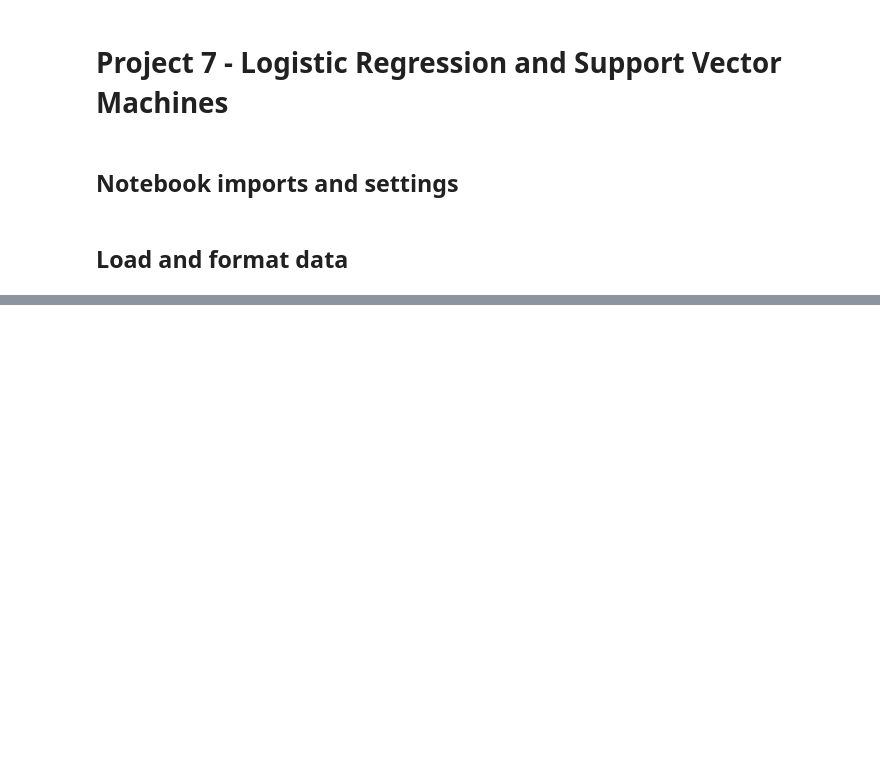
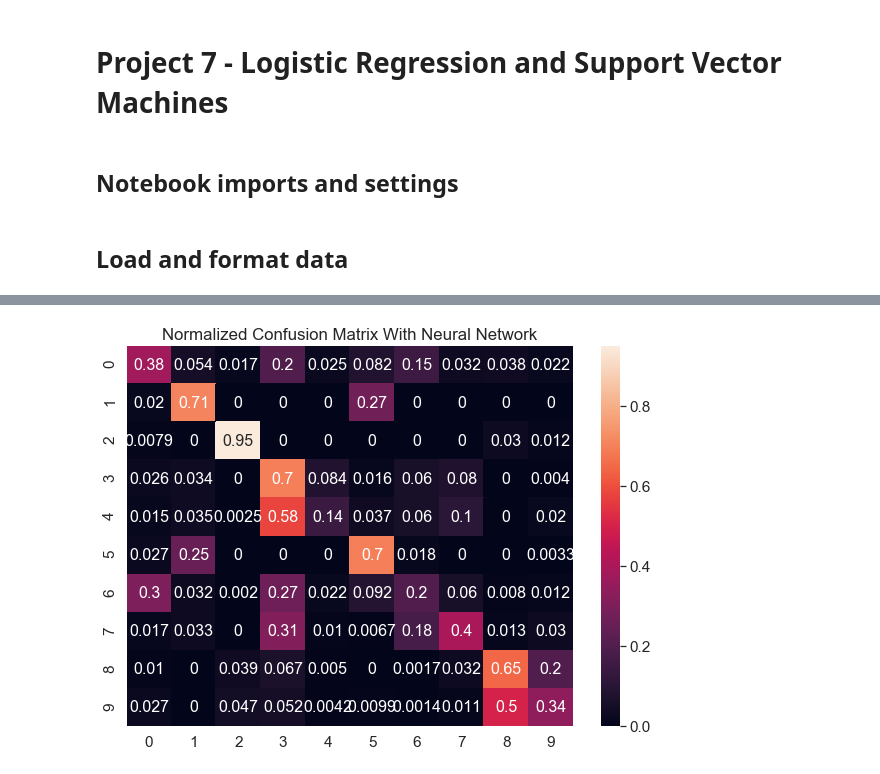
Before and after one commit to ChrisBrown46/project8, a Jupyter notebook: notebook-chris.ipynb, the cells around one changed output, grey strips where cells are left out. Drawn from its saved outputs; the diff is of its cells as text; code cells hidden in the pictures; blank space fills up the shorter version.

```diff
--- a/notebook-chris.ipynb
+++ b/notebook-chris.ipynb
@@ -52,0 +100,23 @@ train.head(5)
+# %%
+def build_model():
+    model = Sequential(name="DigitClassifier")
+
+    # Input layers
+    model.add(Input(shape=(6,)))
+    model.add(Flatten())
+    model.add(Dense(6, activation="relu", kernel_regularizer=l2(1e-4), kernel_initializer=he_uniform()))
+
+    # Hidden layers
+    model.add(Dense(1024, activation="relu", kernel_regularizer=l2(1e-4), kernel_initializer=he_uniform()))
+    model.add(Dense(1024, activation="relu", kernel_regularizer=l2(1e-2), kernel_initializer=he_uniform()))
+    model.add(Dropout(0.25))
+
+    # Output layers
+    model.add(Dense(10, activation="softmax"))
+
+    # Compilation
+    optimizier = NadamWithWeightnorm(learning_rate=1e-4, decay=1e-4, clipvalue=.5)
+    model.compile(optimizer=optimizier, loss="categorical_crossentropy", metrics=["categorical_accuracy"])
+    model.summary()
+
+    return model
@@ -52,0 +215,21 @@ train.head(5)
+# %%
+pred = model.predict(x_test)
+
+y_true, y_pred = [], []
+for index, row in enumerate(pred):
+    y_pred.append(np.argmax(row))
+    y_true.append(np.argmax(y_test[index]))
+
+
+matrix = confusion_matrix(y_true, y_pred)
+matrix = preprocessing.normalize(matrix.astype(np.float64), axis=1, norm="l1")
+df_cm = pd.DataFrame(matrix, index=[i for i in range(10)], columns=[i for i in range(10)])
+
+plt.figure(figsize = (10,7))
+sns.set(font_scale=1.4)
+sns.heatmap(df_cm, annot=True, annot_kws={"size": 16})
+plt.title("Normalized Confusion Matrix With Neural Network")
+plt.savefig("./images/normalized_confusion_matrix_nn.png", bbox_inches="tight")
+plt.show()
+# %% [output]
+[figure, added]
```
Also changed, not shown: parts of 6 cells of this notebook, 6 other files.
